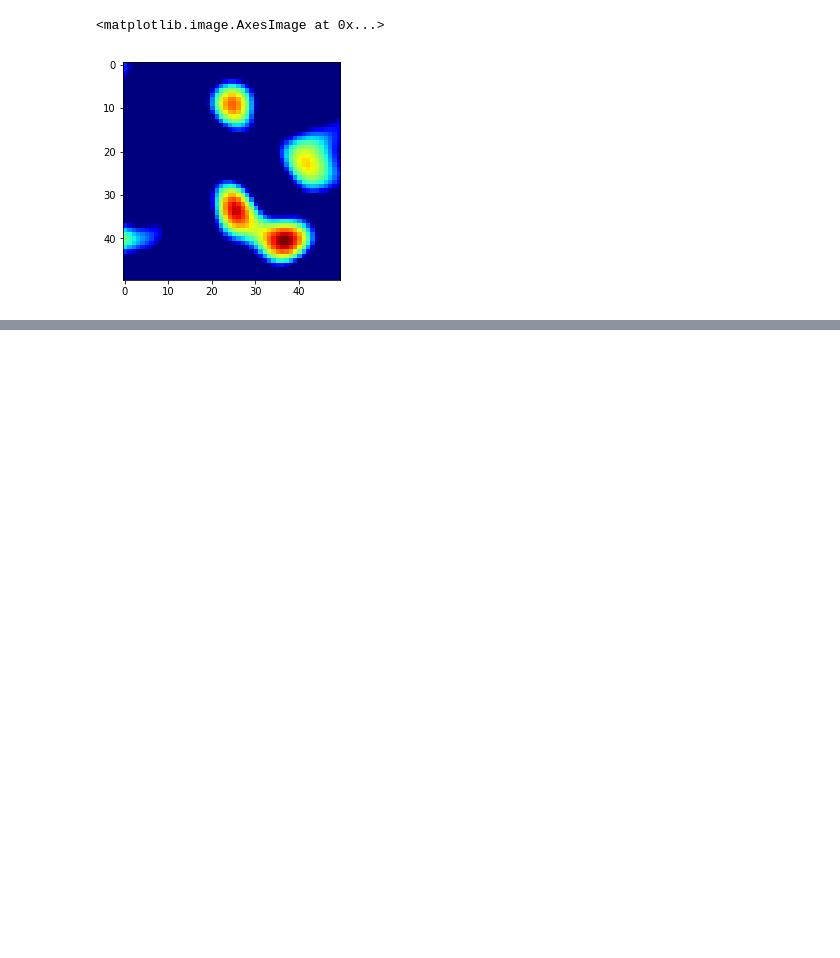
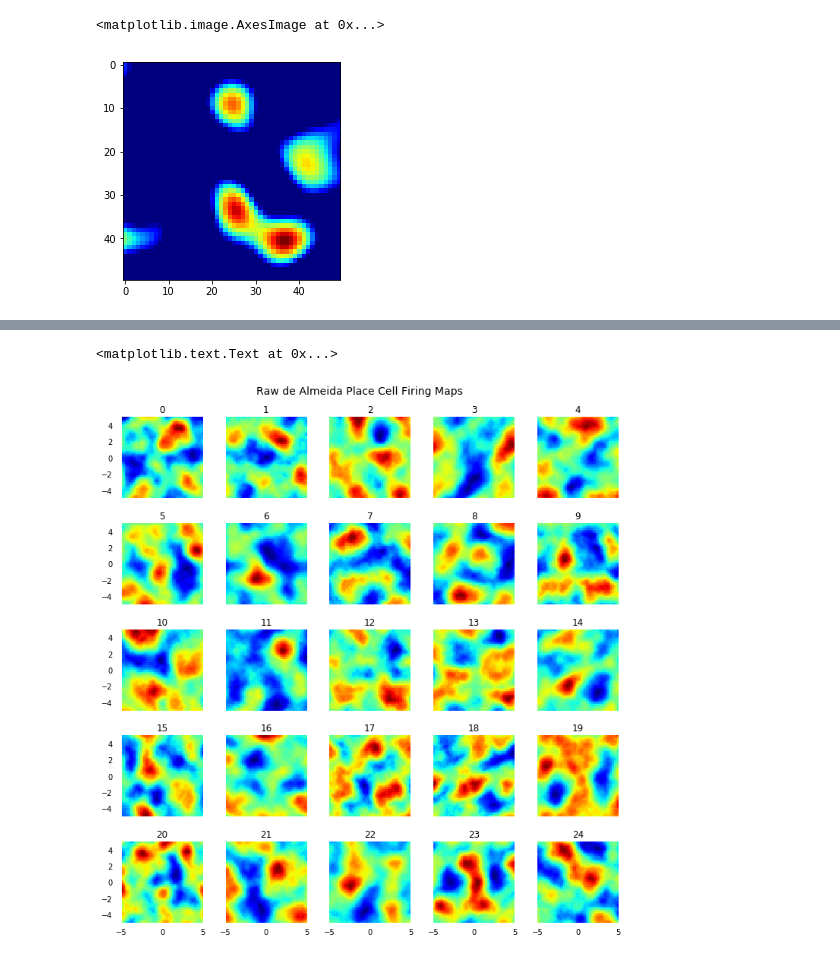
Before and after one commit to csmslab/hipposlam, a Jupyter notebook: biocas_notebook.ipynb, the cells around one changed output, grey strips where cells are left out. Drawn from its saved outputs; the diff is of its cells as text; code cells hidden in the pictures; blank space fills up the shorter version.

```diff
--- a/biocas_notebook.ipynb
+++ b/biocas_notebook.ipynb
@@ -247,0 +408,6 @@ plt.imshow(place_2_norm, cmap='jet')
+# %%
+vco.plot_many(place_cells[:,:,:25,0],size)
+plt.suptitle('Raw de Almeida Place Cell Firing Maps',fontsize=14,y=1.02)
+# %% [output]
+<matplotlib.text.Text at 0x...>
+[figure, added]
```
Also changed, not shown: parts of 27 cells of this notebook, 5 other files.
